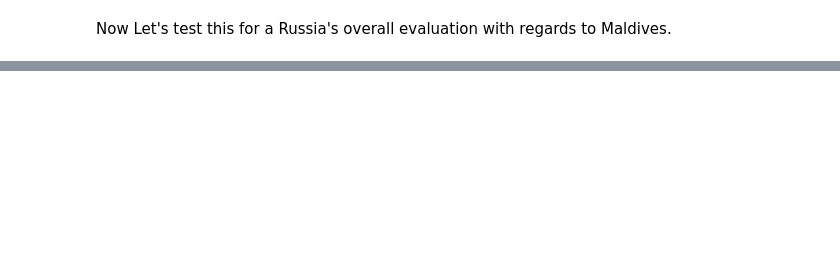
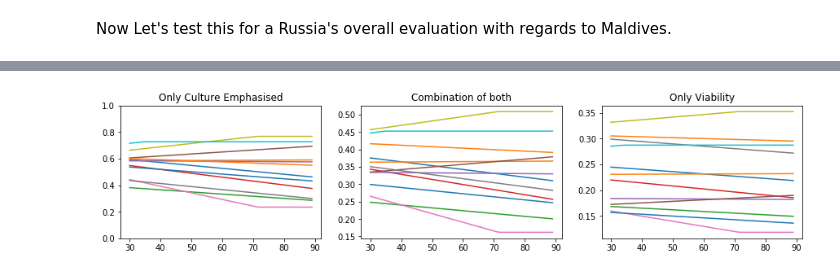
Before and after one commit to unchitta/climate-migration-modeling, a Jupyter notebook: Evaluation.ipynb, the cells around one changed output, grey strips where cells are left out. Drawn from its saved outputs; the diff is of its cells as text; code cells hidden in the pictures; blank space fills up the shorter version.

```diff
--- a/Evaluation.ipynb
+++ b/Evaluation.ipynb
@@ -78,4 +79,4 @@ array([[[[0.51133602, 0.51133602, 0.51133602, ..., 0.51133602,
+# %%
+modelanswer = np.load("data\overallmodel.npy")
 # %% [markdown]
 Now Let's test this for a Russia's overall evaluation with regards to Maldives.
-# %%
-x = modelanswer[1][7][4][:]
@@ -86,0 +160,5 @@ plt.plot(timerange,  x)
+# %%
+modelanswer = np.load("data\overallmodel.npy")
+culturalonly = np.load("data\culturalemphasis.npy")
+logonly = np.load("data\logisticsemphasis.npy")
+mixed = np.load("data\mixedmodel.npy")
@@ -86,0 +180,13 @@ plt.plot(timerange,  x)
+# %%
+plt.figure(dpi=150)
+Tuvalu = []
+for i in range(len(countries)):
+    plt.plot(timerange, culturalonly[1][i][4][:], label=countries[i])
+    Tuvalu.append((culturalonly[0][i][4][0], countries[i]))
+
+plt.ylim([0,1])
+plt.legend()
+plt.show()
+
+Tuvalu.sort()
+print(Tuvalu)
@@ -86,0 +200,22 @@ plt.plot(timerange,  x)
+# %%
+plt.figure(figsize = (15,3))
+
+for i in range(len(countries)):
+    b = plt.subplot(131)
+    plt.plot(timerange, culturalonly[0][i][4][:], label=countries[i])
+    plt.ylim([0,1])
+
+    a = plt.subplot(132)
+    plt.plot(timerange, modelanswer[0][i][4][:], label=countries[i])
+    #plt.ylim([0,1])
+
+    c = plt.subplot(133)
+    plt.plot(timerange, mixed[0][i][4][:], label=countries[i])
+    #plt.ylim([0,1])
+
+a.set_title("Combination of both")
+b.set_title("Only Culture Emphasised")
+c.set_title("Only Viability")
+plt.show()
+# %% [output]
+[figure, added]
```
Also changed, not shown: parts of 21 cells of this notebook, 4 other files.
